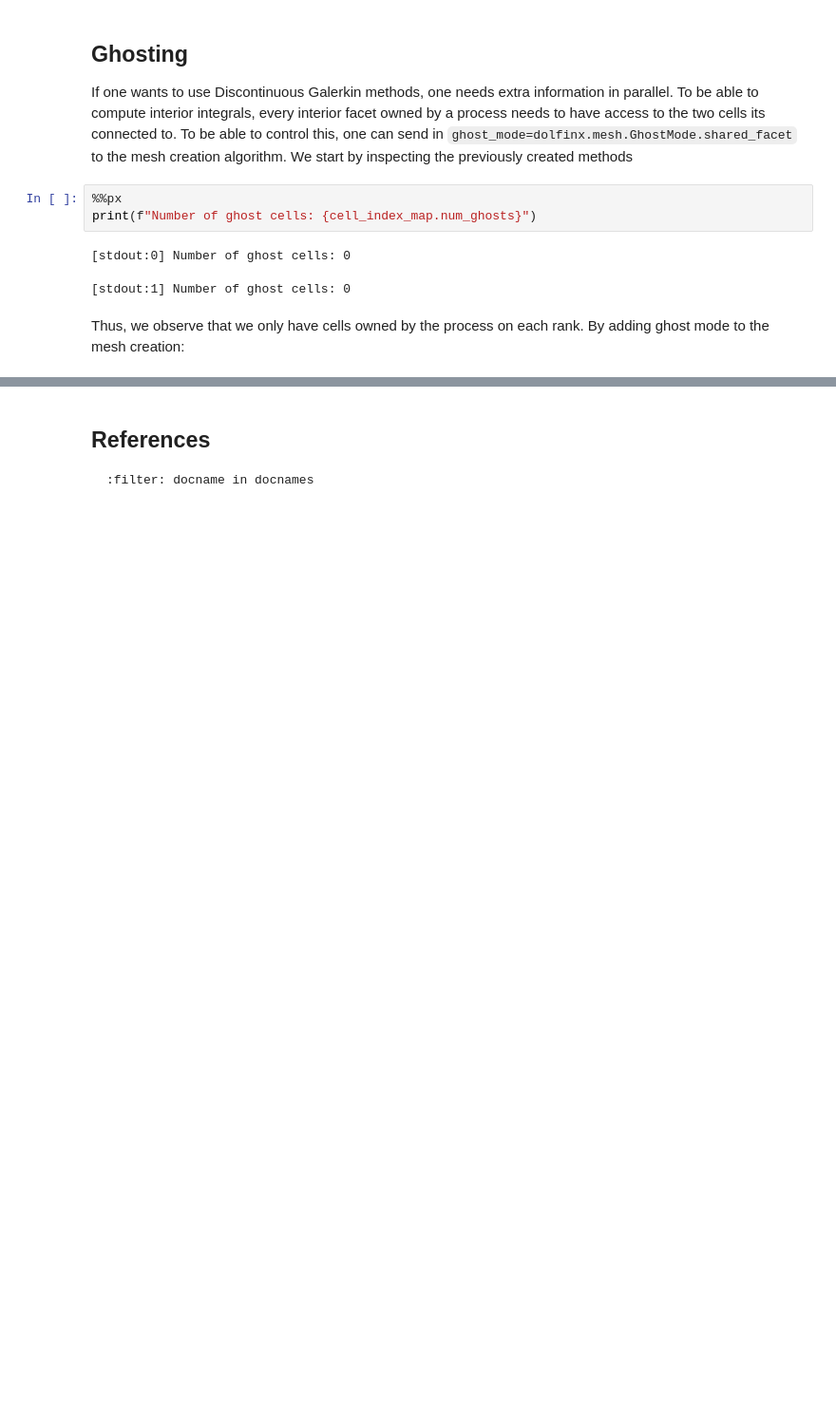
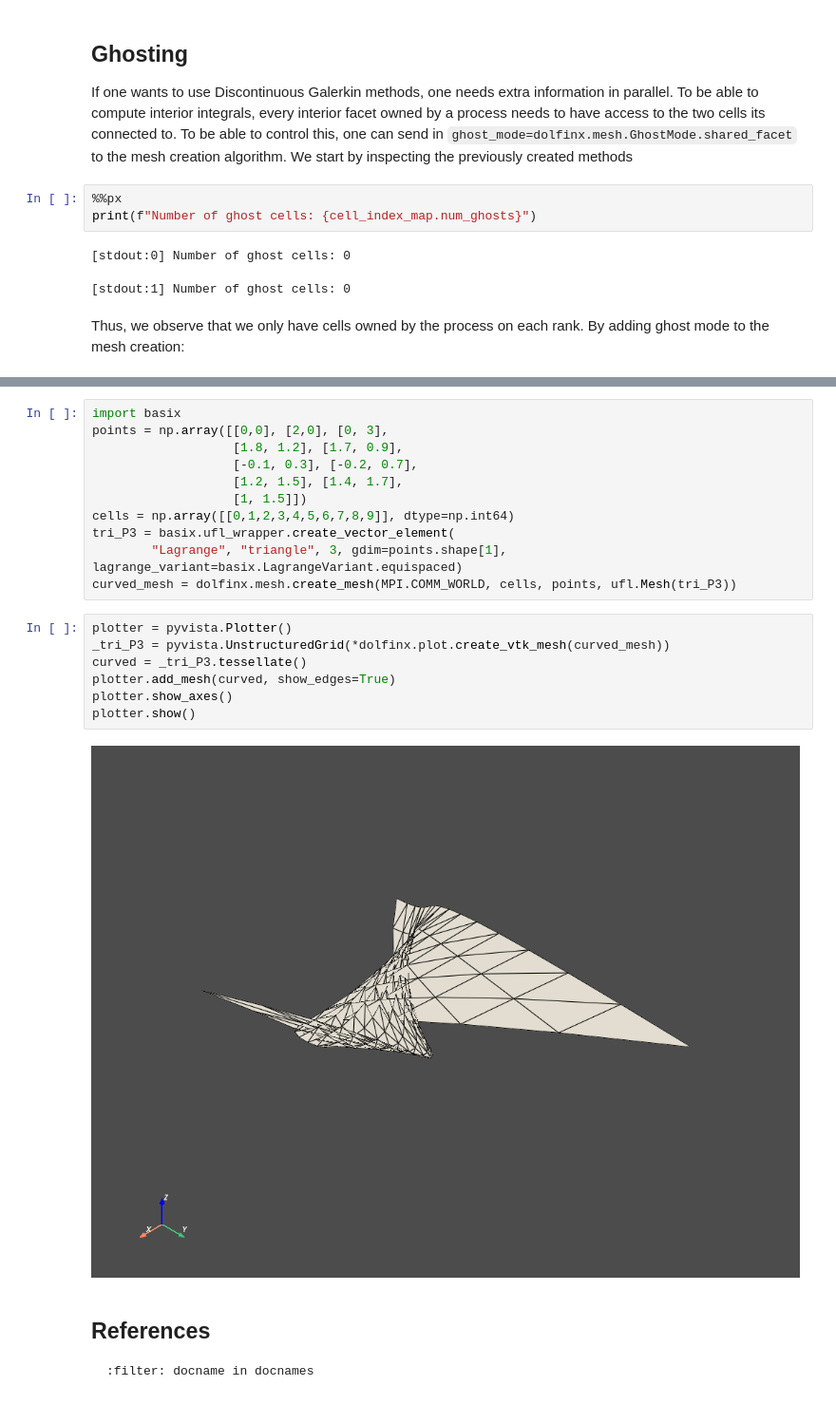
Before and after one commit to jorgensd/dolfinx_docs, a Jupyter notebook: meshes.ipynb, the cells around one changed output, grey strips where cells are left out. Shown: that part at 95% size. Drawn from its saved outputs; the diff is of its cells as text; blank space fills up the shorter version.

Commit message:
Start on 3rd order mesh

````diff
--- a/meshes.ipynb
+++ b/meshes.ipynb
@@ -327,3 +333,23 @@ print(f"{MPIpx.COMM_WORLD.rank}: {num_cells_local=} {num_ghosts=}")
+# %%
+import basix
+points = np.array([[0,0], [2,0], [0, 3],
+                   [1.8, 1.2], [1.7, 0.9],
+                   [-0.1, 0.3], [-0.2, 0.7],
+                   [1.2, 1.5], [1.4, 1.7],
+                   [1, 1.5]])
+cells = np.array([[0,1,2,3,4,5,6,7,8,9]], dtype=np.int64)
+tri_P3 = basix.ufl_wrapper.create_vector_element(
+        "Lagrange", "triangle", 3, gdim=points.shape[1], lagrange_variant=basix.LagrangeVariant.equispaced)
+curved_mesh = dolfinx.mesh.create_mesh(MPI.COMM_WORLD, cells, points, ufl.Mesh(tri_P3))
+# %%
+plotter = pyvista.Plotter()
+_tri_P3 = pyvista.UnstructuredGrid(*dolfinx.plot.create_vtk_mesh(curved_mesh))
+curved = _tri_P3.tessellate()
+plotter.add_mesh(curved, show_edges=True)
+plotter.show_axes()
+plotter.show()
+# %% [output]
+[figure, added]
 # %% [markdown]
 ## References
 ```{bibliography}
````
Also changed, not shown: parts of 10 cells of this notebook.
